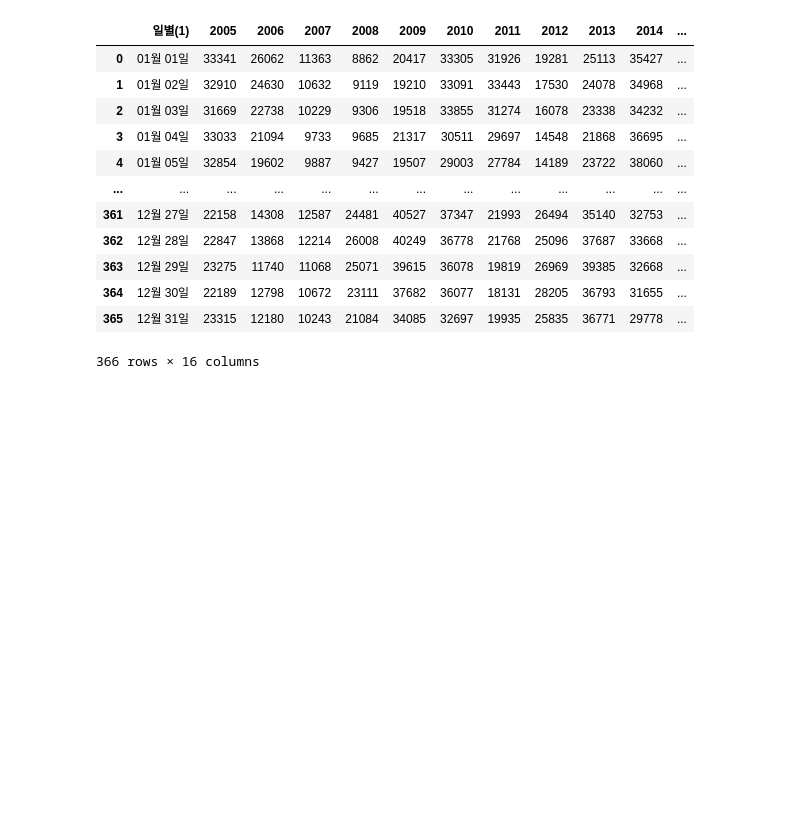
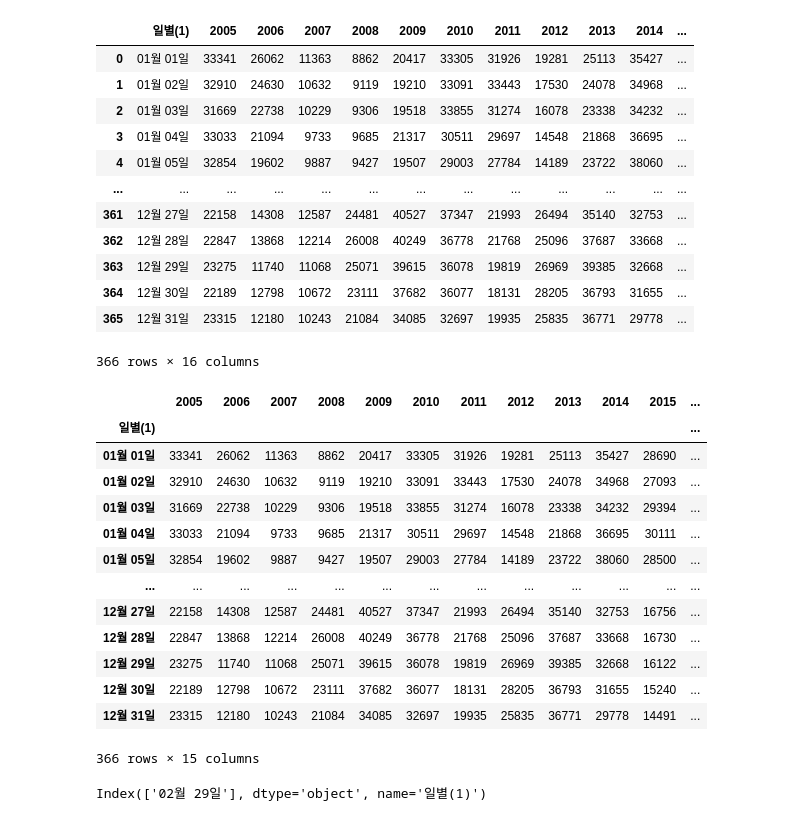
Before and after one commit to dch9610/BAB_Project, a Jupyter notebook: 수혈용 혈액 보유 추이.ipynb, the cells around one changed output. Drawn from its saved outputs; the diff is of its cells as text; code cells hidden in the pictures; blank space fills up the shorter version.

```diff
--- a/수혈용 혈액 보유 추이.ipynb
+++ b/수혈용 혈액 보유 추이.ipynb
@@ -27,3 +27,25 @@ blood
 | 364 | 12월 30일 | 22189 | 12798 | 10672 | 23111 | 37682 | 36077 | 18131 | 28205 | 36793 | 31655 | ... |
 | 365 | 12월 31일 | 23315 | 12180 | 10243 | 21084 | 34085 | 32697 | 19935 | 25835 | 36771 | 29778 | ... |
 366 rows × 16 columns
+# %%
+blood2= blood.set_index('일별(1)')
+blood2
+# %% [output]
+|  | 2005 | 2006 | 2007 | 2008 | 2009 | 2010 | 2011 | 2012 | 2013 | 2014 | 2015 | ... |
+| 일별(1) |  |  |  |  |  |  |  |  |  |  |  | ... |
+| 01월 01일 | 33341 | 26062 | 11363 | 8862 | 20417 | 33305 | 31926 | 19281 | 25113 | 35427 | 28690 | ... |
+| 01월 02일 | 32910 | 24630 | 10632 | 9119 | 19210 | 33091 | 33443 | 17530 | 24078 | 34968 | 27093 | ... |
+| 01월 03일 | 31669 | 22738 | 10229 | 9306 | 19518 | 33855 | 31274 | 16078 | 23338 | 34232 | 29394 | ... |
+| 01월 04일 | 33033 | 21094 | 9733 | 9685 | 21317 | 30511 | 29697 | 14548 | 21868 | 36695 | 30111 | ... |
+| 01월 05일 | 32854 | 19602 | 9887 | 9427 | 19507 | 29003 | 27784 | 14189 | 23722 | 38060 | 28500 | ... |
+| ... | ... | ... | ... | ... | ... | ... | ... | ... | ... | ... | ... | ... |
+| 12월 27일 | 22158 | 14308 | 12587 | 24481 | 40527 | 37347 | 21993 | 26494 | 35140 | 32753 | 16756 | ... |
+| 12월 28일 | 22847 | 13868 | 12214 | 26008 | 40249 | 36778 | 21768 | 25096 | 37687 | 33668 | 16730 | ... |
+| 12월 29일 | 23275 | 11740 | 11068 | 25071 | 39615 | 36078 | 19819 | 26969 | 39385 | 32668 | 16122 | ... |
+| 12월 30일 | 22189 | 12798 | 10672 | 23111 | 37682 | 36077 | 18131 | 28205 | 36793 | 31655 | 15240 | ... |
+| 12월 31일 | 23315 | 12180 | 10243 | 21084 | 34085 | 32697 | 19935 | 25835 | 36771 | 29778 | 14491 | ... |
+366 rows × 15 columns
+# %%
+blood2[blood2['2006'] == '-'].index
+# %% [output]
+Index(['02월 29일'], dtype='object', name='일별(1)')
```
Also changed, not shown: parts of 4 cells of this notebook.
